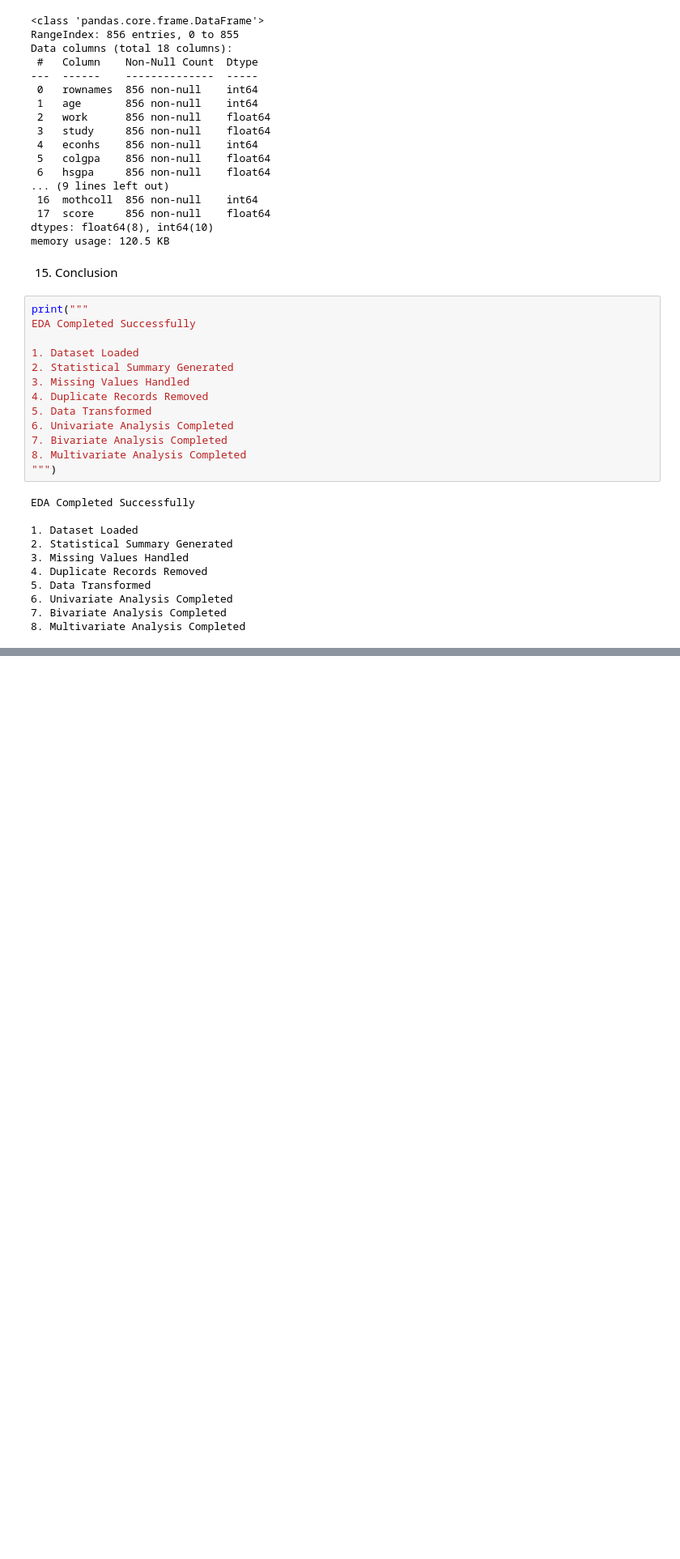
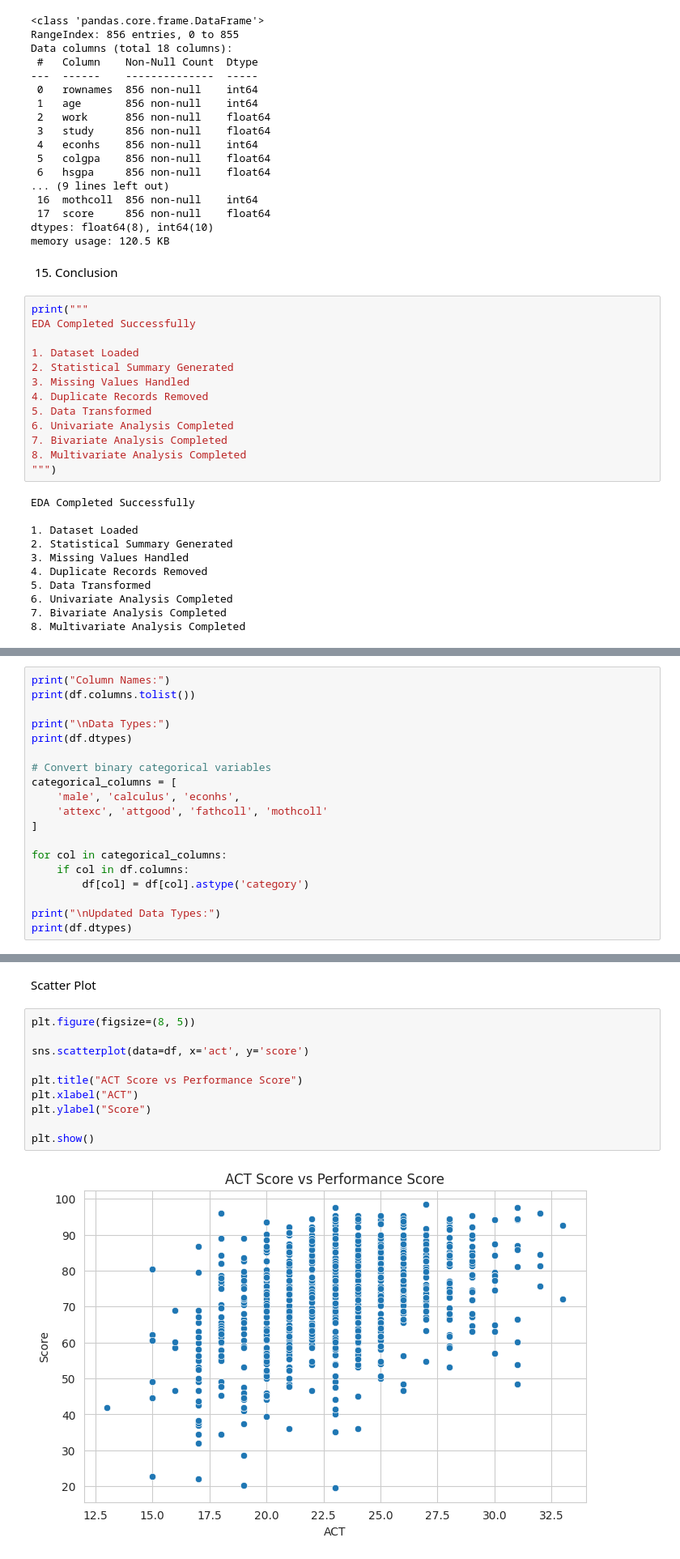
Before and after one commit to krishdesai6009/krish-desai, a Jupyter notebook: 23BDS0266.ipynb, the cells around one changed output, grey strips where cells are left out. Shown at 81% size. Drawn from its saved outputs; the diff is of its cells as text; blank space fills up the shorter version.

```diff
--- a/23BDS0266.ipynb
+++ b/23BDS0266.ipynb
@@ -335,0 +460,19 @@ EDA Completed Successfully
+# %%
+print("Column Names:")
+print(df.columns.tolist())
+
+print("\nData Types:")
+print(df.dtypes)
+
+# Convert binary categorical variables
+categorical_columns = [
+    'male', 'calculus', 'econhs',
+    'attexc', 'attgood', 'fathcoll', 'mothcoll'
+]
+
+for col in categorical_columns:
+    if col in df.columns:
+        df[col] = df[col].astype('category')
+
+print("\nUpdated Data Types:")
+print(df.dtypes)
@@ -335,0 +644,14 @@ EDA Completed Successfully
+# %% [markdown]
+Scatter Plot
+# %%
+plt.figure(figsize=(8, 5))
+
+sns.scatterplot(data=df, x='act', y='score')
+
+plt.title("ACT Score vs Performance Score")
+plt.xlabel("ACT")
+plt.ylabel("Score")
+
+plt.show()
+# %% [output]
+[figure, added]
```
Also changed, not shown: parts of 78 cells of this notebook.
